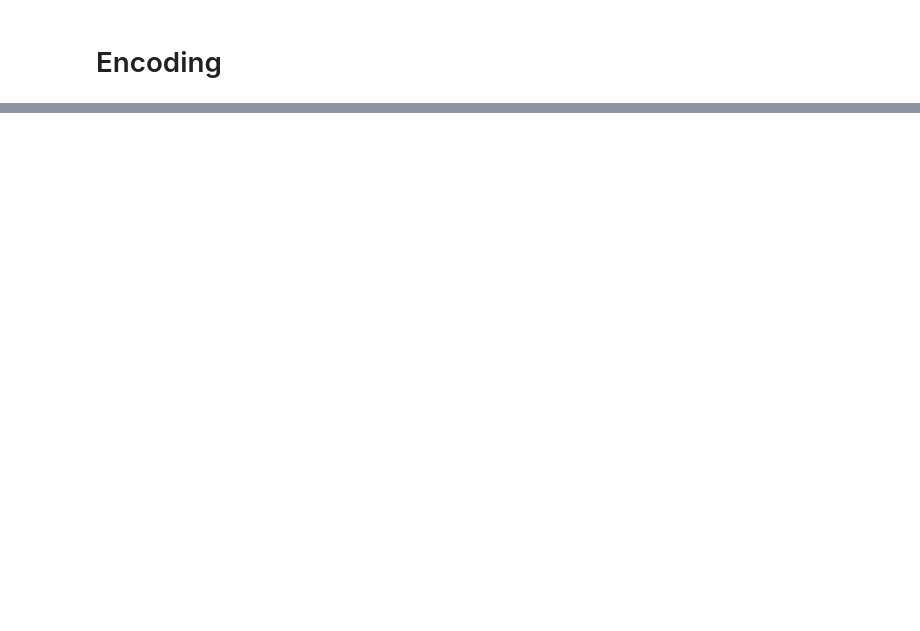
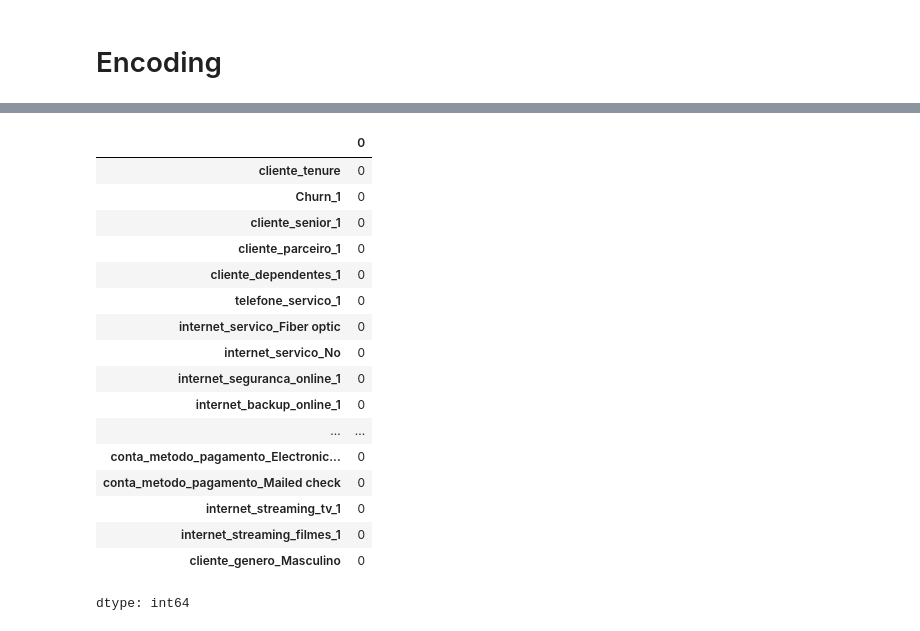
Before and after one commit to ElsCorporation/ChallengeAluraTelecomPt2, a Jupyter notebook: Callenge_Alura_TelecomX_pt2.ipynb, the cells around one changed output, grey strips where cells are left out. Cells and saved outputs as stored; diff of their text form; code cells hidden in the pictures; blank space fills up the shorter version.

```diff
--- a/Callenge_Alura_TelecomX_pt2.ipynb
+++ b/Callenge_Alura_TelecomX_pt2.ipynb
@@ -80,0 +320,22 @@ dados_colunas_removidas.head()
+# %%
+dados_encoded = dados_encoded.dropna(axis=1)
+dados_encoded.isnull().sum()
+# %% [output]
+|  | 0 |
+| cliente_tenure | 0 |
+| Churn_1 | 0 |
+| cliente_senior_1 | 0 |
+| cliente_parceiro_1 | 0 |
+| cliente_dependentes_1 | 0 |
+| telefone_servico_1 | 0 |
+| internet_servico_Fiber optic | 0 |
+| internet_servico_No | 0 |
+| internet_seguranca_online_1 | 0 |
+| internet_backup_online_1 | 0 |
+| ... | ... |
+| conta_metodo_pagamento_Electronic... | 0 |
+| conta_metodo_pagamento_Mailed check | 0 |
+| internet_streaming_tv_1 | 0 |
+| internet_streaming_filmes_1 | 0 |
+| cliente_genero_Masculino | 0 |
+dtype: int64
```
Also changed, not shown: parts of 16 cells of this notebook.
